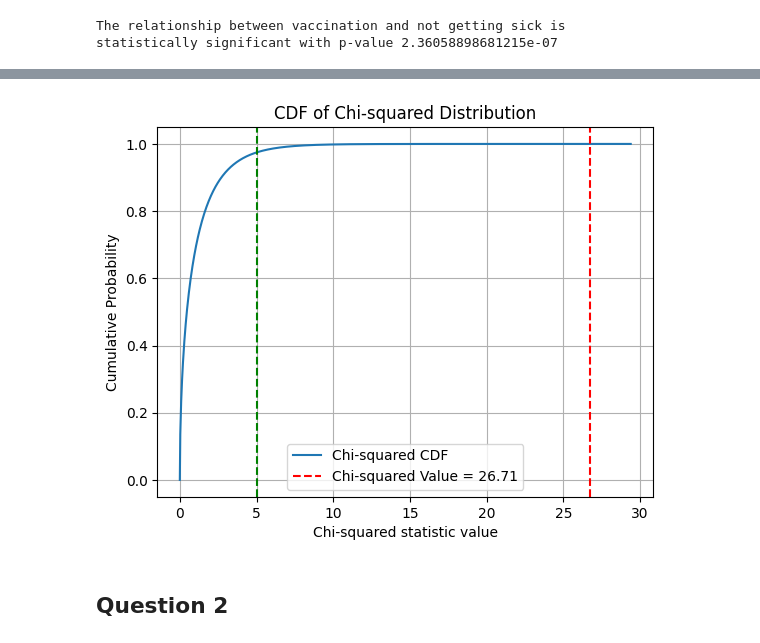
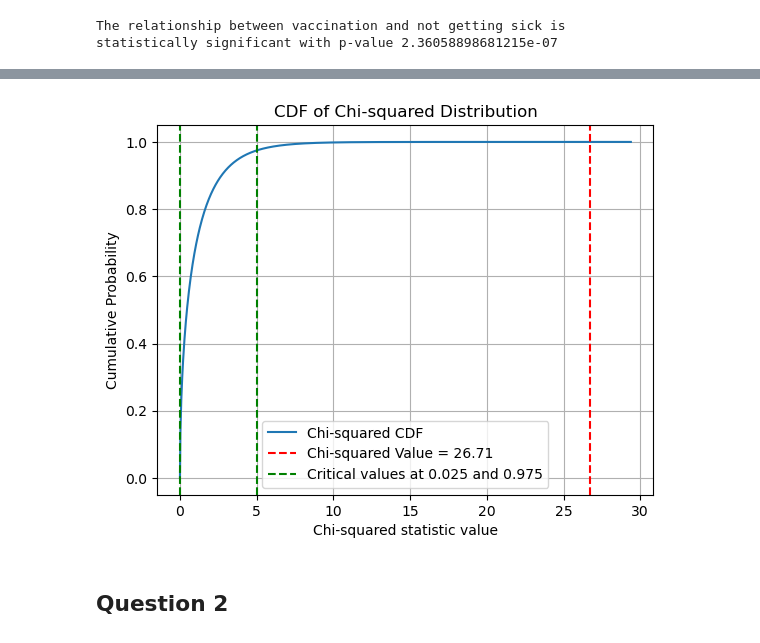
Before and after one commit to SpyrosAlvanakis/Biostatistics, a Jupyter notebook: Biostatistics_assignment_1.ipynb, the cells around one changed output, grey strips where cells are left out. Cells and saved outputs as stored; diff of their text form; code cells hidden in the pictures.

```diff
--- a/Biostatistics_assignment_1.ipynb
+++ b/Biostatistics_assignment_1.ipynb
@@ -150,3 +228,11 @@ Do not reject the null hypothesis. The p-value is 0.1594
 Since the null hypothesis is not rejected I can assume that both populations follows a symmetric distribution with significance=10%.
 
 Eventually the FM2 radio station does not seems to change the stess levels of the patients.
+# %%
+f, ax = plt.subplots( figsize = (11,9) )
+plt.title( 'Weight Distributions among Sample' )
+plt.ylabel( 'pdf' )
+sns.distplot( data, bins = 6)
+plt.axvline(4, color='red', linestyle='--', label=f"μ = {4}")
+plt.legend()
+plt.show()
@@ -246,23 +381,23 @@ statistically significant with p-value 2.36058898681215e-07
 # %%
 a = 0.05
-df = 1  # degrees of freedom; for a 2x2 contingency table it's (2-1)(2-1) = 1
-crit_val = chi2.ppf(1 - a/2, df)  # Two-tailed test, so a/2
+crit_val = chi2.ppf(1 - a/2, df=(2-1)*(2-1)) # positive p value
 
 x = np.linspace(0, x_val*1.1, 1000)
-y = chi2.cdf(x, df)
+y = chi2.cdf(x, df=(2-1)*(2-1))
 
 plt.plot(x, y, label="Chi-squared CDF")
 
 plt.axvline(x=x_val, color='red', linestyle='--', label=f'Chi-squared Value = {x_val:.2f}')
 plt.axvline(x=crit_val, color='green', linestyle='--')
+plt.axvline(x=chi2.ppf(a/2, df=(2-1)*(2-1)), color='green', linestyle='--', label=f'Critical values at {a/2} and {1-a/2}')
 plt.title('CDF of Chi-squared Distribution')
 plt.xlabel('Chi-squared statistic value')
 plt.ylabel('Cumulative Probability')
 plt.legend()
 plt.grid(True)
 plt.show()
 # %% [output]
-[figure, old version]
+[figure, new version]
 # %% [markdown]
 ## Question 2
 # %% [markdown]
```
Also changed, not shown: parts of 43 cells of this notebook.
